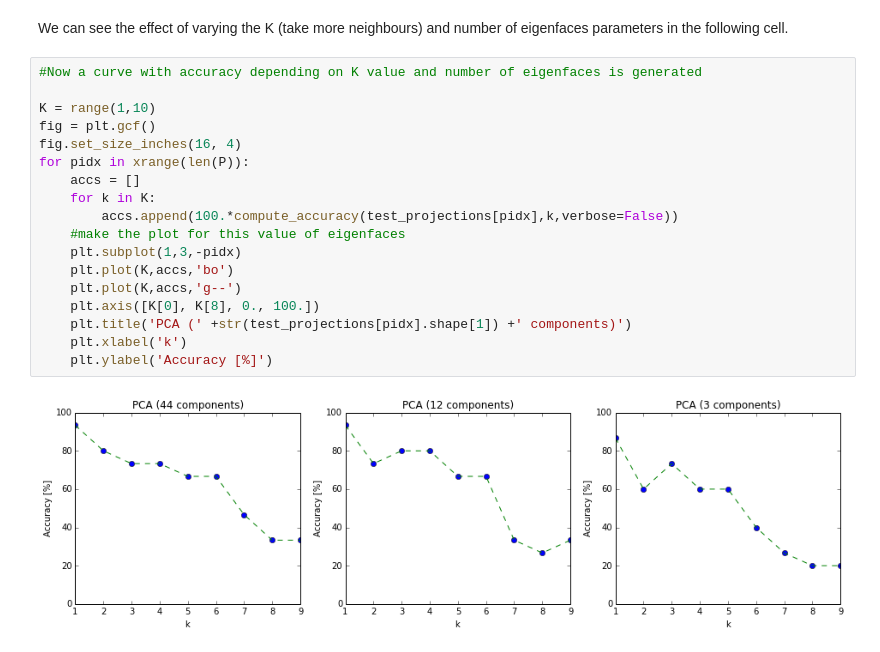
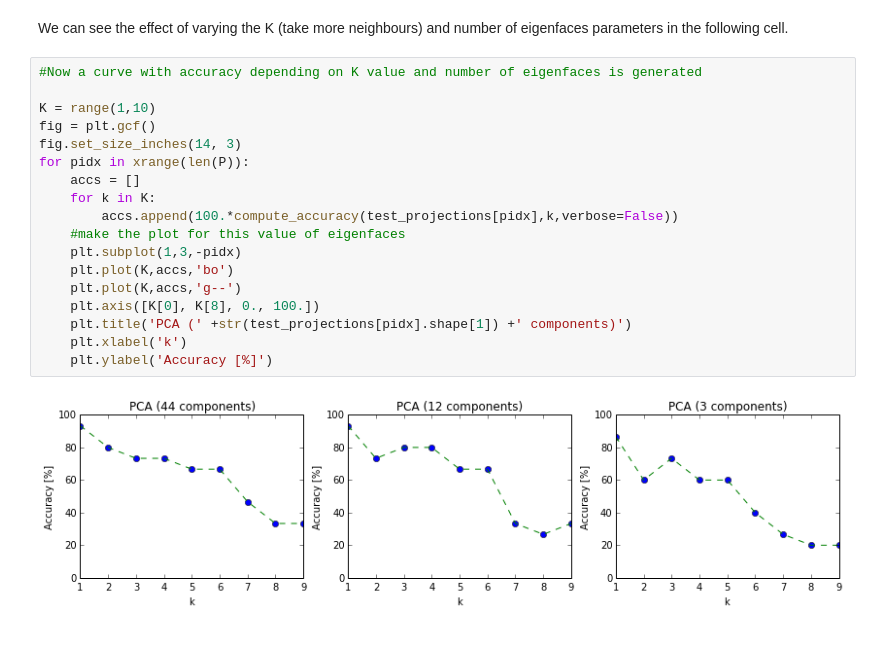
Before and after one commit to santi-pdp/face_recognizer, a Jupyter notebook: Face Recognition.ipynb, the cells around one changed output. Saved outputs shown, nothing was run; the diff lists cells and outputs as text.

Commit message:
Feat: Change size of 3 plots

```diff
--- a/Face Recognition.ipynb
+++ b/Face Recognition.ipynb
@@ -216,20 +216,20 @@ We can see the effect of varying the K (take more neighbours) and number of eige
 # %%
 #Now a curve with accuracy depending on K value and number of eigenfaces is generated
 
 K = range(1,10)
 fig = plt.gcf()
-fig.set_size_inches(16, 4)
+fig.set_size_inches(14, 3)
 for pidx in xrange(len(P)):
     accs = []
     for k in K:
         accs.append(100.*compute_accuracy(test_projections[pidx],k,verbose=False))
     #make the plot for this value of eigenfaces
     plt.subplot(1,3,-pidx)
     plt.plot(K,accs,'bo')
     plt.plot(K,accs,'g--')
     plt.axis([K[0], K[8], 0., 100.])
     plt.title('PCA (' +str(test_projections[pidx].shape[1]) +' components)')
     plt.xlabel('k')
     plt.ylabel('Accuracy [%]')
 # %% [output]
-[figure, old version]
+[figure, new version]
```
